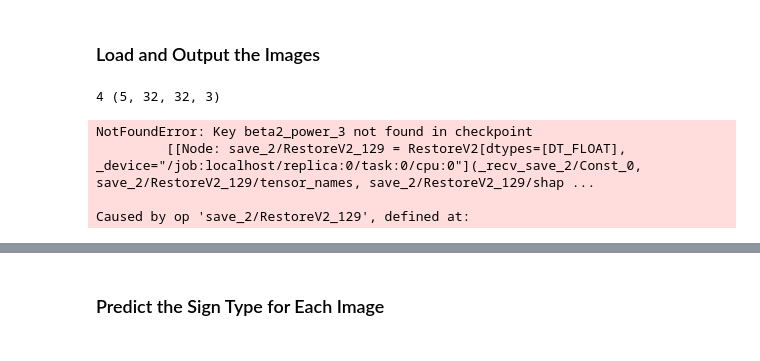
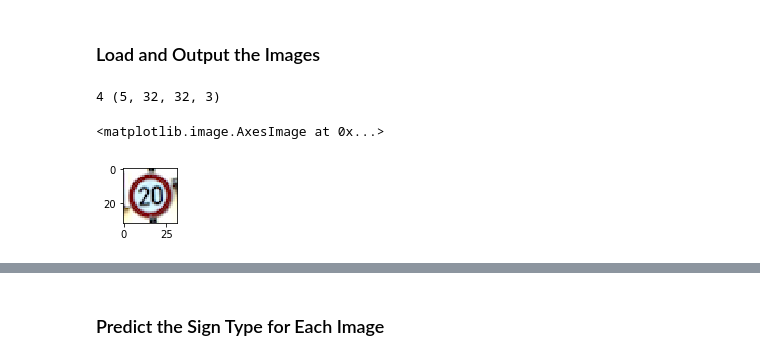
Before and after one commit to bamwang/CarND-Traffic-Sign-Classifier-Project, a Jupyter notebook: Traffic_Sign_Classifier.ipynb, the cells around one changed output, grey strips where cells are left out. Drawn from its saved outputs; the diff is of its cells as text; code cells hidden in the pictures.

```diff
--- a/Traffic_Sign_Classifier.ipynb
+++ b/Traffic_Sign_Classifier.ipynb
@@ -298,16 +315,11 @@ x_d = np.array([
     np.array(Image.open('./germany/037.ppm')),
 ])
 print(x_d.ndim, x_d.shape)    # 次元数、サイズ
-
-predict = tf.argmax(logits, 1)
-with tf.Session() as sess:
-    saver.restore(sess, tf.train.latest_checkpoint('.'))
-    class_id = sess.run(predict, feed_dict={x: x_d[:]})
-
-    print(class_id)
 # %% [output]
 4 (5, 32, 32, 3)
-NotFoundError: Key beta2_power_3 not found in checkpoint
-         [[Node: save_2/RestoreV2_129 = RestoreV2[dtypes=[DT_FLOAT], _device="/job:localhost/replica:0/task:0/cpu:0"](_recv_save_2/Const_0, save_2/RestoreV2_129/tensor_names, save_2/RestoreV2_129/shap ...
-
-Caused by op 'save_2/RestoreV2_129', defined at:
+# %%
+plt.figure(figsize=(1,1))
+plt.imshow(x_d[0])
+# %% [output]
+<matplotlib.image.AxesImage at 0x...>
+[figure, added]
```
Also changed, not shown: parts of 10 cells of this notebook, 3 other files.
